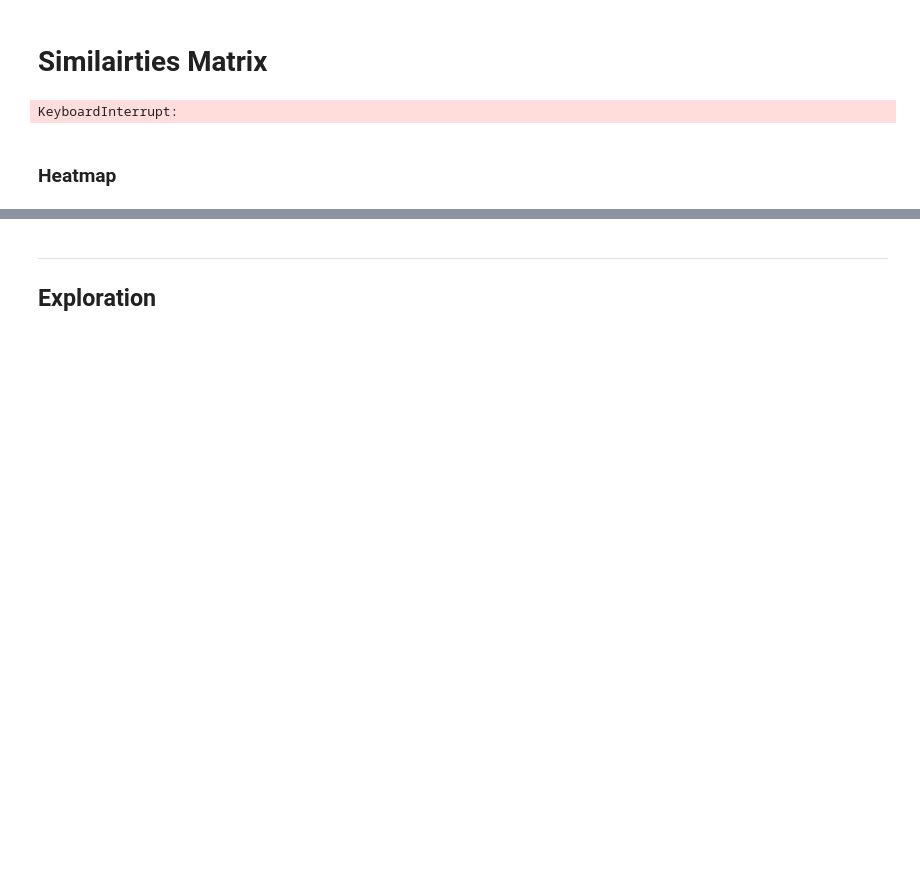
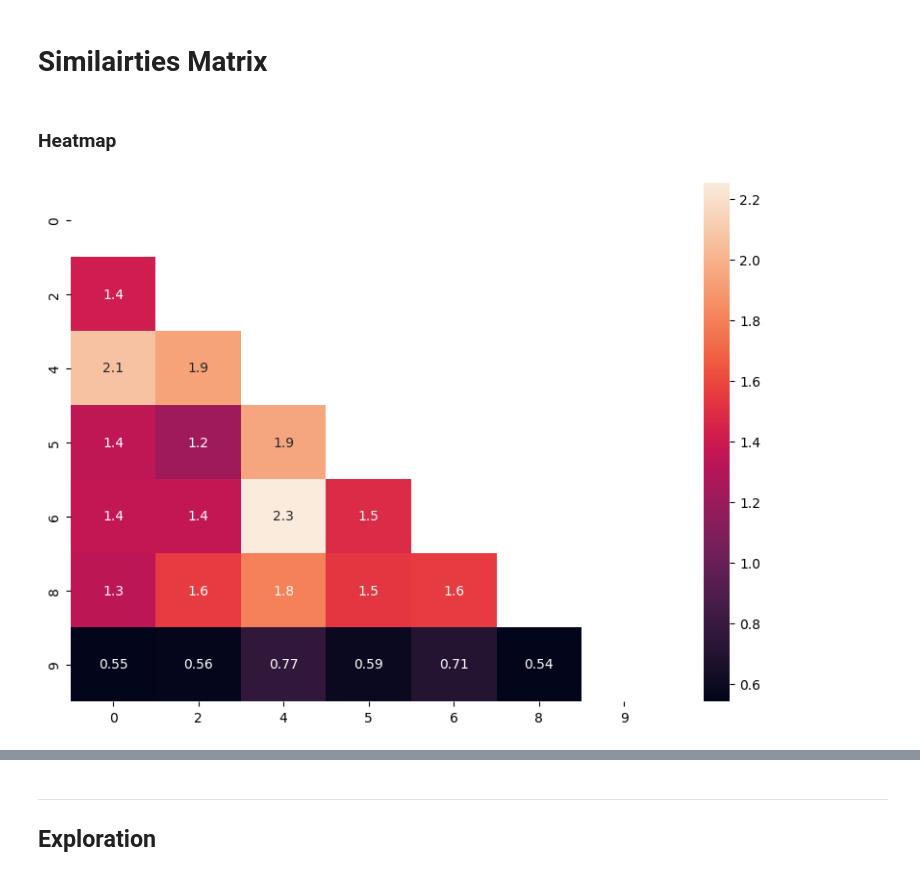
Before and after one commit to ObeyHack/Amazon-Image-matcher, a Jupyter notebook: dataset_exploration.ipynb, the cells around one changed output, grey strips where cells are left out. Drawn from its saved outputs; the diff is of its cells as text; code cells hidden in the pictures; blank space fills up the shorter version.

Commit message:
heatmap

```diff
--- a/dataset_exploration.ipynb
+++ b/dataset_exploration.ipynb
@@ -296,14 +296,29 @@ image_sims = np.array([[get_score(embeddings[i], embeddings[j]).item() for i in
 import pandas as pd
 text_df = pd.DataFrame(text_sims)
 image_df = pd.DataFrame(image_sims)
+# get all the index i s.t i,i = 0 in image_df
+ind = [i for i in range(samples) if image_df.iloc[i,i] == 0]
+# remove the rows and columns with index i
+text_df = text_df.drop(ind)
+text_df = text_df.drop(columns=ind)
+image_df = image_df.drop(ind)
+image_df = image_df.drop(columns=ind)
-# %% [output]
-KeyboardInterrupt:
 # %% [markdown]
 ### Heatmap
 # %%
+sims = pd.DataFrame(np.abs(text_df / image_df))
+
+# x * text_sim + 1-x * image_sim
+
+avg_val = sims.to_numpy().mean()
 # Text Similarity heatmap
 import seaborn as sns
 import matplotlib.pyplot as plt
+mask = np.triu(np.ones_like(sims, dtype=bool))
 plt.figure(figsize=(10, 7))
-sns.heatmap(image_df, annot=True)
+sns.heatmap(sims, annot=True, mask=mask)
+#sns.heatmap(sims, annot=True)
+
 plt.show()
+# %% [output]
+[figure, added]
```
Also changed, not shown: parts of 2 cells of this notebook, 1 other file.
